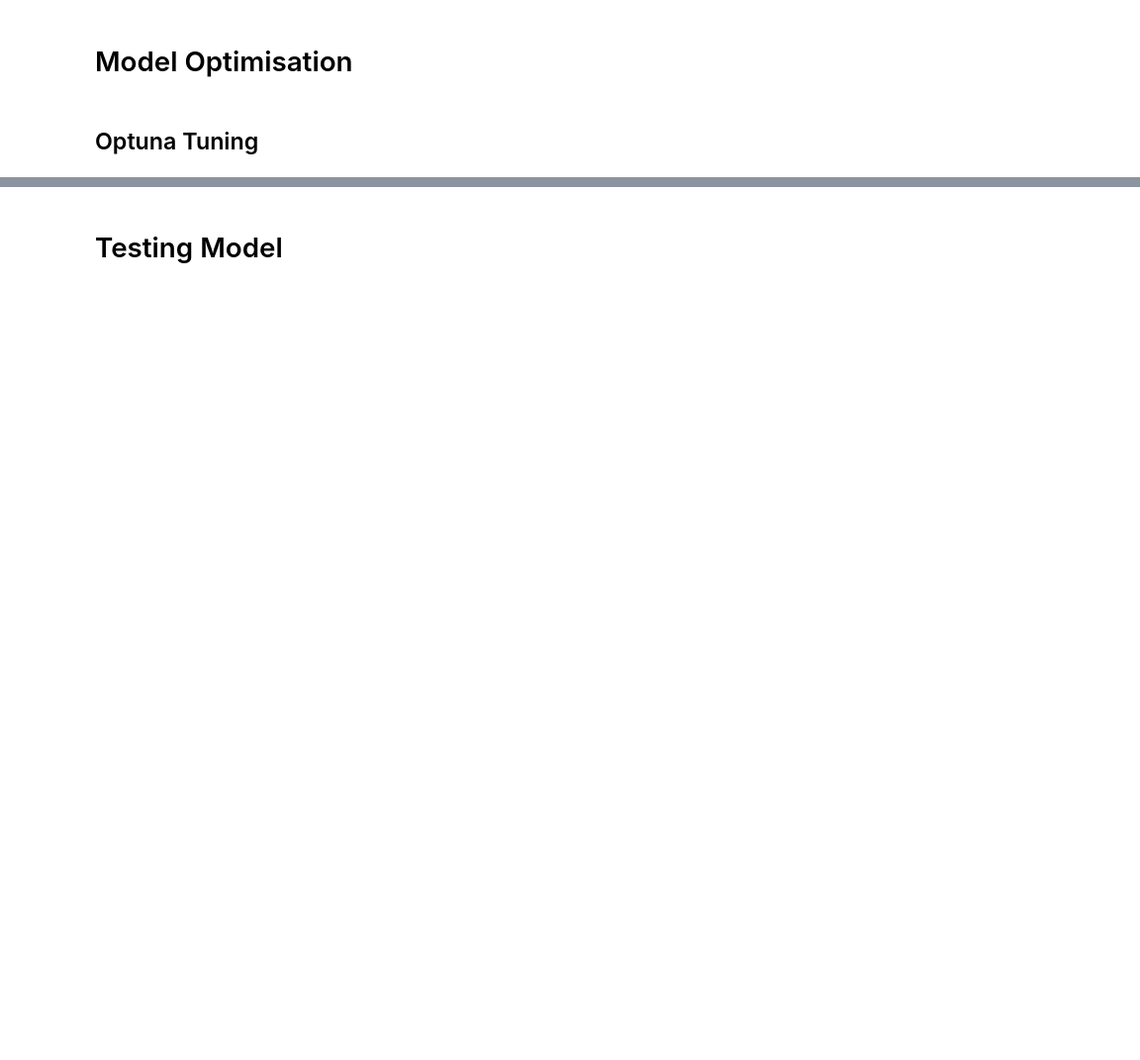
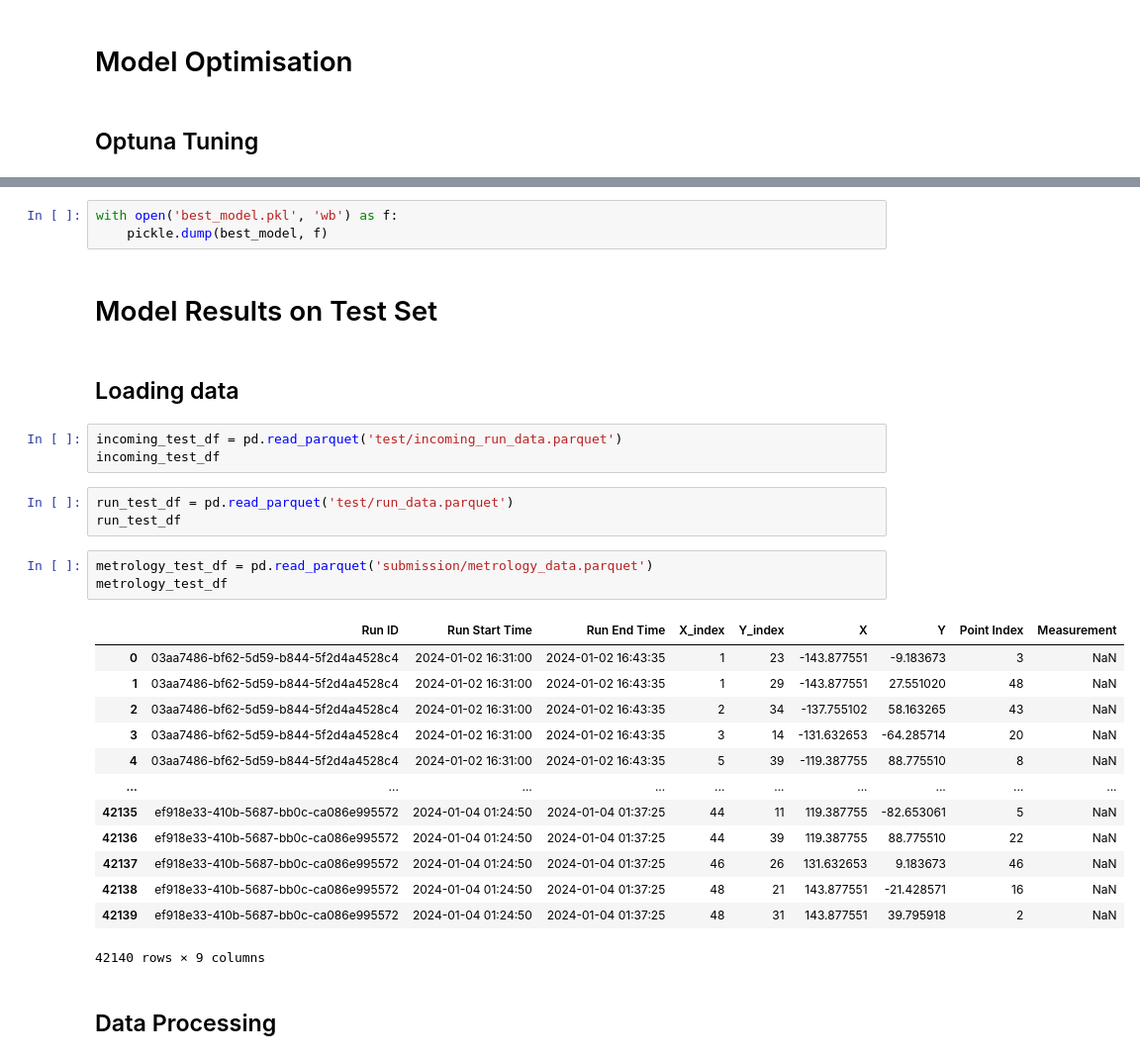
Before and after one commit to alvinnnnnnnnnn/Micron-AI-Challenge, a Jupyter notebook: final.ipynb, the cells around one changed output, grey strips where cells are left out. Shown at 99% size. Drawn from its saved outputs; the diff is of its cells as text; blank space fills up the shorter version.

```diff
--- a/final.ipynb
+++ b/final.ipynb
@@ -522,2 +699,32 @@ evaluate_model("Extra Trees Regressor", y_validate, y_pred_et)
+# %%
+with open('best_model.pkl', 'wb') as f:
+    pickle.dump(best_model, f)
 # %% [markdown]
-# Testing Model
+# Model Results on Test Set
+# %% [markdown]
+## Loading data
+# %%
+incoming_test_df = pd.read_parquet('test/incoming_run_data.parquet')
+incoming_test_df
+# %%
+run_test_df = pd.read_parquet('test/run_data.parquet')
+run_test_df
+# %%
+metrology_test_df = pd.read_parquet('submission/metrology_data.parquet')
+metrology_test_df
+# %% [output]
+|  | Run ID | Run Start Time | Run End Time | X_index | Y_index | X | Y | Point Index | Measurement |
+| 0 | 03aa7486-bf62-5d59-b844-5f2d4a4528c4 | 2024-01-02 16:31:00 | 2024-01-02 16:43:35 | 1 | 23 | -143.877551 | -9.183673 | 3 | NaN |
+| 1 | 03aa7486-bf62-5d59-b844-5f2d4a4528c4 | 2024-01-02 16:31:00 | 2024-01-02 16:43:35 | 1 | 29 | -143.877551 | 27.551020 | 48 | NaN |
+| 2 | 03aa7486-bf62-5d59-b844-5f2d4a4528c4 | 2024-01-02 16:31:00 | 2024-01-02 16:43:35 | 2 | 34 | -137.755102 | 58.163265 | 43 | NaN |
+| 3 | 03aa7486-bf62-5d59-b844-5f2d4a4528c4 | 2024-01-02 16:31:00 | 2024-01-02 16:43:35 | 3 | 14 | -131.632653 | -64.285714 | 20 | NaN |
+| 4 | 03aa7486-bf62-5d59-b844-5f2d4a4528c4 | 2024-01-02 16:31:00 | 2024-01-02 16:43:35 | 5 | 39 | -119.387755 | 88.775510 | 8 | NaN |
+| ... | ... | ... | ... | ... | ... | ... | ... | ... | ... |
+| 42135 | ef918e33-410b-5687-bb0c-ca086e995572 | 2024-01-04 01:24:50 | 2024-01-04 01:37:25 | 44 | 11 | 119.387755 | -82.653061 | 5 | NaN |
+| 42136 | ef918e33-410b-5687-bb0c-ca086e995572 | 2024-01-04 01:24:50 | 2024-01-04 01:37:25 | 44 | 39 | 119.387755 | 88.775510 | 22 | NaN |
+| 42137 | ef918e33-410b-5687-bb0c-ca086e995572 | 2024-01-04 01:24:50 | 2024-01-04 01:37:25 | 46 | 26 | 131.632653 | 9.183673 | 46 | NaN |
+| 42138 | ef918e33-410b-5687-bb0c-ca086e995572 | 2024-01-04 01:24:50 | 2024-01-04 01:37:25 | 48 | 21 | 143.877551 | -21.428571 | 16 | NaN |
+| 42139 | ef918e33-410b-5687-bb0c-ca086e995572 | 2024-01-04 01:24:50 | 2024-01-04 01:37:25 | 48 | 31 | 143.877551 | 39.795918 | 2 | NaN |
+42140 rows × 9 columns
+# %% [markdown]
+## Data Processing
```
Also changed, not shown: parts of 32 cells of this notebook.
